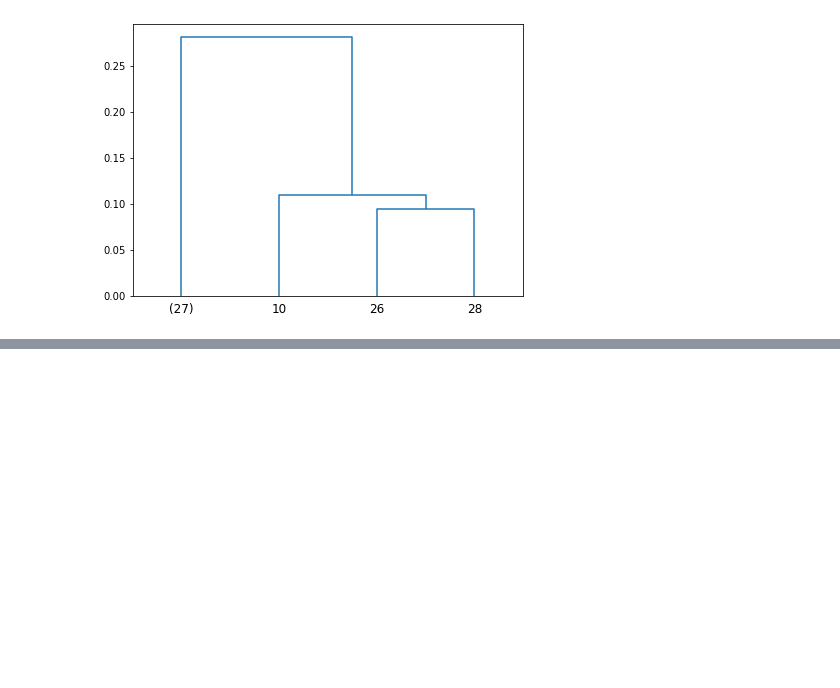
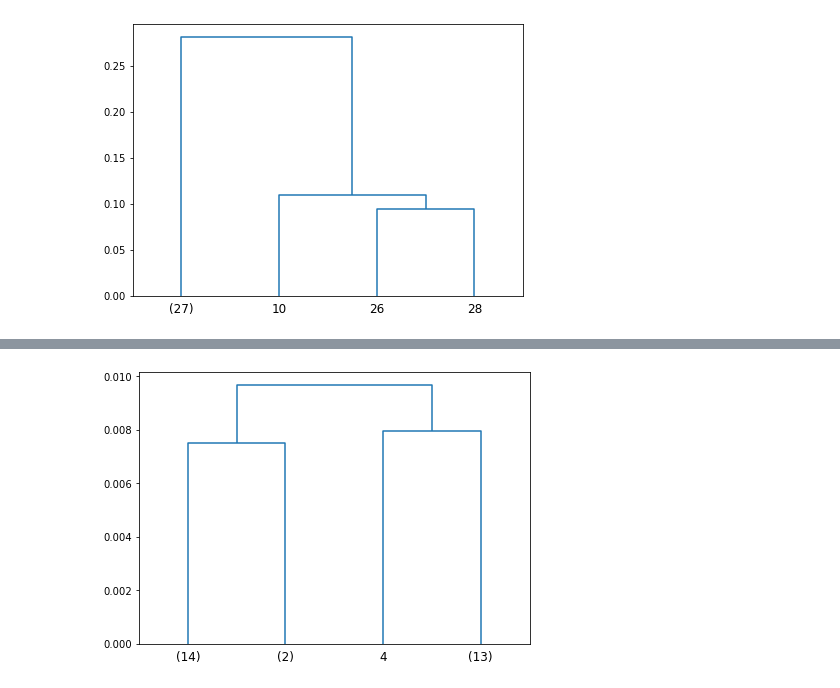
Before and after one commit to LouiseLi7/STA160-group-project, a Jupyter notebook: Final_Project_Merged_Dataframe.ipynb, the cells around one changed output, grey strips where cells are left out. Cells and saved outputs as stored; diff of their text form; code cells hidden in the pictures; blank space fills up the shorter version.

```diff
--- a/Final_Project_Merged_Dataframe.ipynb
+++ b/Final_Project_Merged_Dataframe.ipynb
@@ -525,0 +562,15 @@ plt.show()
+# %%
+linked = linkage(np.reshape(np.asarray(TMA_table['TeamMeanAVG']), (len(TMA_table['TeamMeanAVG']), 1)))
+
+# truncated and count each cluster
+plt.figure(figsize=(7, 5))
+dendrogram(linked,
+           p=4,
+           truncate_mode='lastp',
+           color_threshold=-1,
+           orientation='top',
+           show_leaf_counts=True
+           )
+plt.show()
+# %% [output]
+[figure, added]
```
Also changed, not shown: parts of 3 cells of this notebook.
